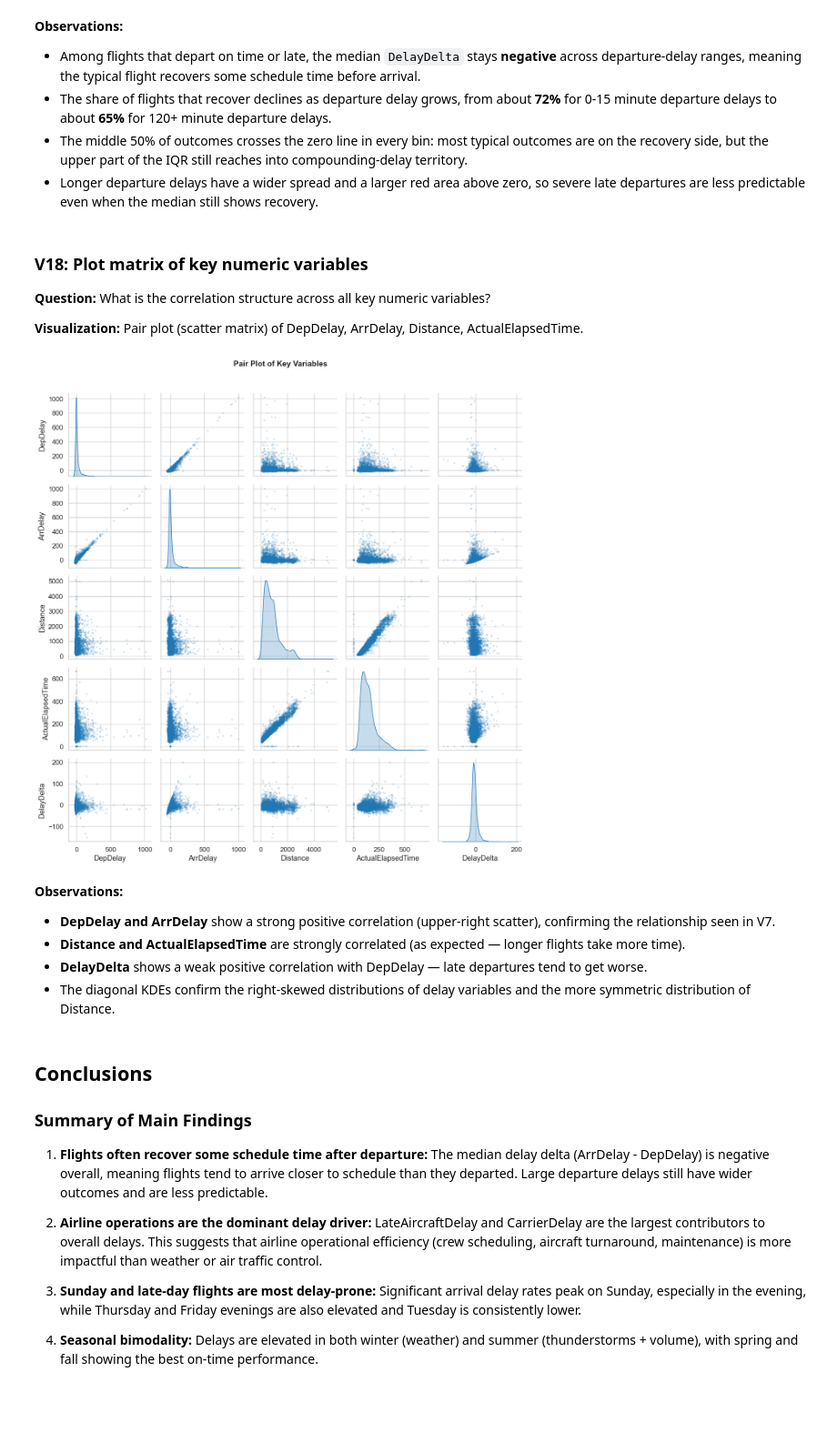
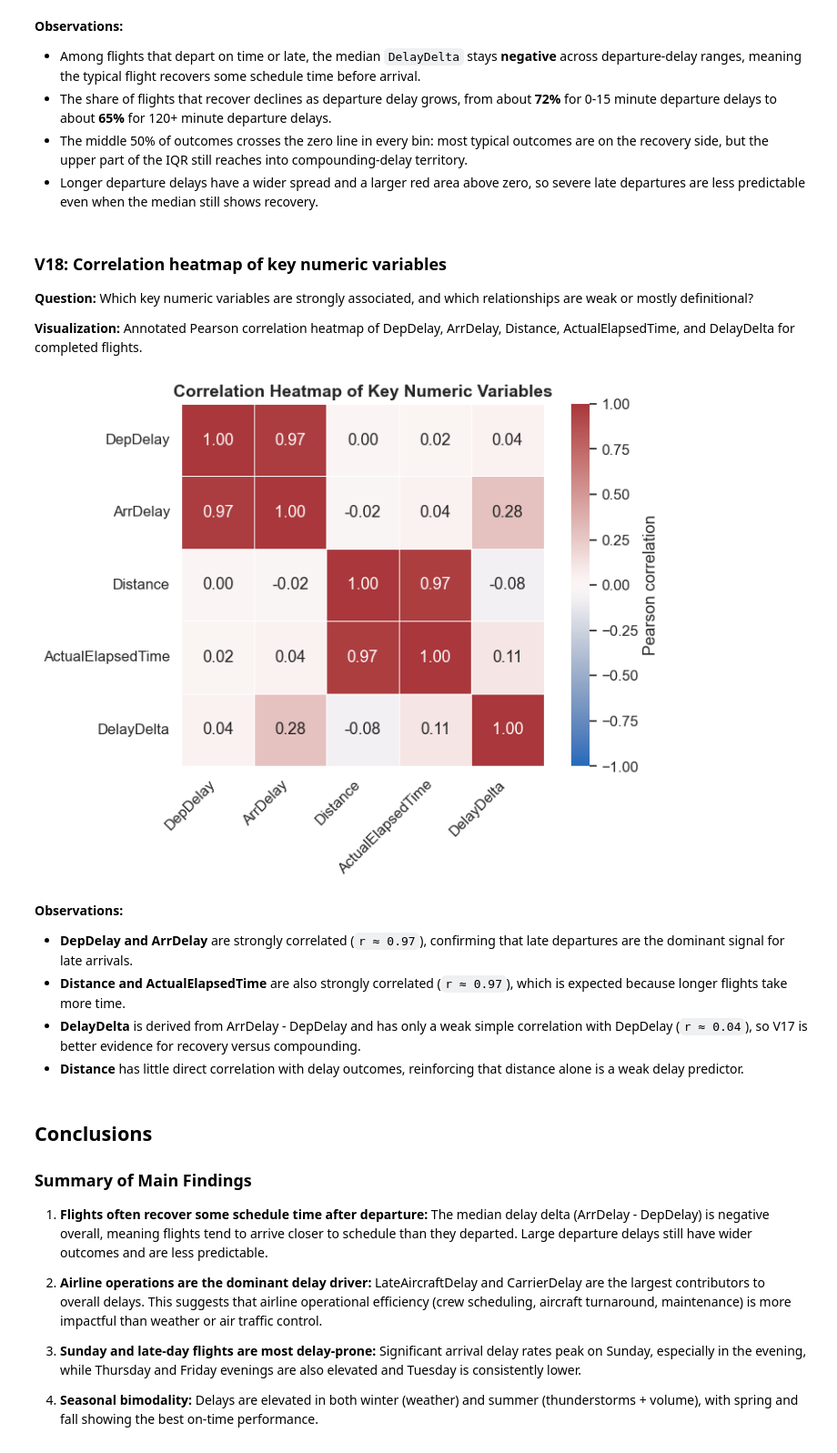
Before and after one commit to luisjfeliu/data-analysis-flight-delays-visuals, a Jupyter notebook: Part_I_exploration.ipynb, the cells around one changed output. Shown at 91% size. Saved outputs shown, nothing was run; the diff lists cells and outputs as text; code cells hidden in the pictures; blank space fills up the shorter version.

```diff
--- a/Part_I_exploration.ipynb
+++ b/Part_I_exploration.ipynb
@@ -1244,26 +1244,45 @@ plt.tight_layout()
 - The middle 50% of outcomes crosses the zero line in every bin: most typical outcomes are on the recovery side, but the upper part of the IQR still reaches into compounding-delay territory.
 - Longer departure delays have a wider spread and a larger red area above zero, so severe late departures are less predictable even when the median still shows recovery.
 # %% [markdown]
-### V18: Plot matrix of key numeric variables
+### V18: Correlation heatmap of key numeric variables
 
-**Question:** What is the correlation structure across all key numeric variables?
+**Question:** Which key numeric variables are strongly associated, and which relationships are weak or mostly definitional?
 
-**Visualization:** Pair plot (scatter matrix) of DepDelay, ArrDelay, Distance, ActualElapsedTime.
+**Visualization:** Annotated Pearson correlation heatmap of DepDelay, ArrDelay, Distance, ActualElapsedTime, and DelayDelta for completed flights.
-# %%
-plot_cols = ['DepDelay', 'ArrDelay', 'Distance', 'ActualElapsedTime', 'DelayDelta']
-plot_sample = df_active[plot_cols].sample(n=5000, random_state=42)
-
-g = sns.pairplot(plot_sample, diag_kind='kde', plot_kws={'alpha': 0.2, 's': 10, 'edgecolor': 'none'})
-g.fig.suptitle('Pair Plot of Key Variables', fontsize=14, fontweight='bold', y=1.02)
-plt.tight_layout()
-# %% [output]
-[figure, removed]
-# %% [markdown]
-**Observations:**
-- **DepDelay and ArrDelay** show a strong positive correlation (upper-right scatter), confirming the relationship seen in V7.
-- **Distance and ActualElapsedTime** are strongly correlated (as expected — longer flights take more time).
-- **DelayDelta** shows a weak positive correlation with DepDelay — late departures tend to get worse.
-- The diagonal KDEs confirm the right-skewed distributions of delay variables and the more symmetric distribution of Distance.
+# %%
+corr_cols = ['DepDelay', 'ArrDelay', 'Distance', 'ActualElapsedTime', 'DelayDelta']
+v18_flights = df_active[
+    (~df_active['Diverted'].astype(bool)) &
+    (df_active['ActualElapsedTime'] > 0)
+][corr_cols]
+corr_matrix = v18_flights.corr()
+
+fig, ax = plt.subplots(figsize=(8, 6))
+sns.heatmap(
+    corr_matrix,
+    annot=True,
+    fmt='.2f',
+    cmap='vlag',
+    vmin=-1,
+    vmax=1,
+    center=0,
+    square=True,
+    linewidths=0.5,
+    cbar_kws={'label': 'Pearson correlation'},
+    ax=ax
+)
+ax.set_title('Correlation Heatmap of Key Numeric Variables', fontsize=14, fontweight='bold')
+ax.set_xticklabels(ax.get_xticklabels(), rotation=45, ha='right')
+ax.set_yticklabels(ax.get_yticklabels(), rotation=0)
+plt.tight_layout()
+# %% [output]
+[figure, added]
+# %% [markdown]
+**Observations:**
+- **DepDelay and ArrDelay** are strongly correlated (`r ≈ 0.97`), confirming that late departures are the dominant signal for late arrivals.
+- **Distance and ActualElapsedTime** are also strongly correlated (`r ≈ 0.97`), which is expected because longer flights take more time.
+- **DelayDelta** is derived from ArrDelay - DepDelay and has only a weak simple correlation with DepDelay (`r ≈ 0.04`), so V17 is better evidence for recovery versus compounding.
+- **Distance** has little direct correlation with delay outcomes, reinforcing that distance alone is a weak delay predictor.
 # %% [markdown]
 ## Conclusions
 
```
